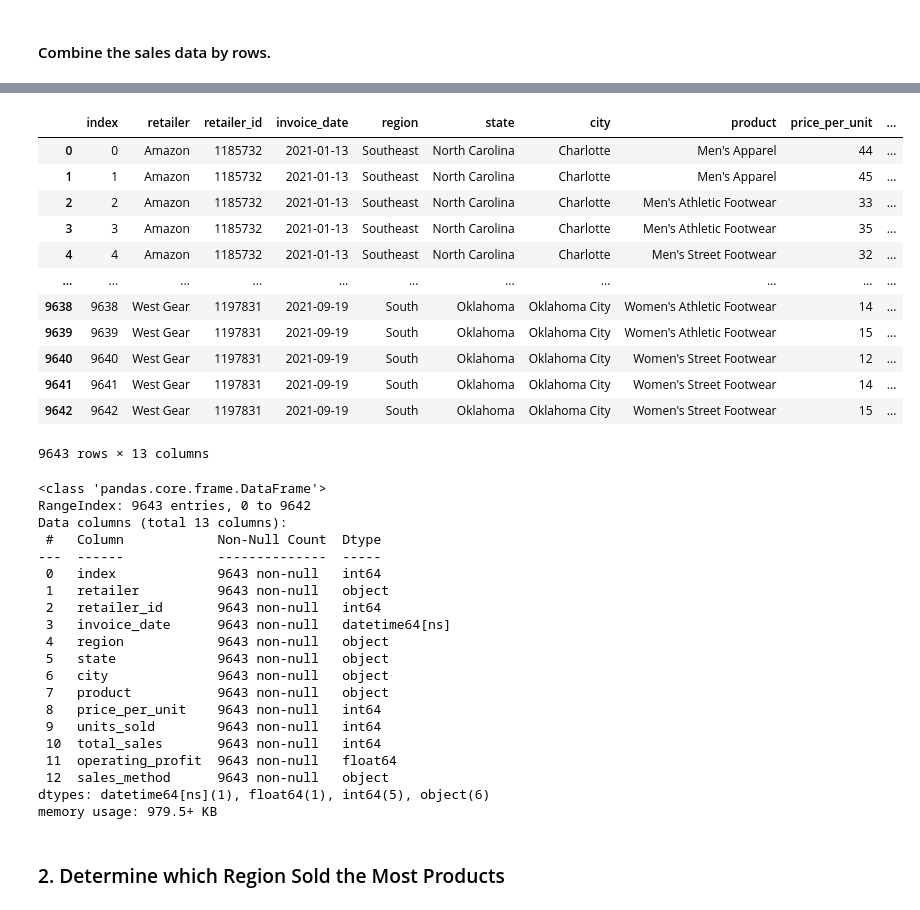
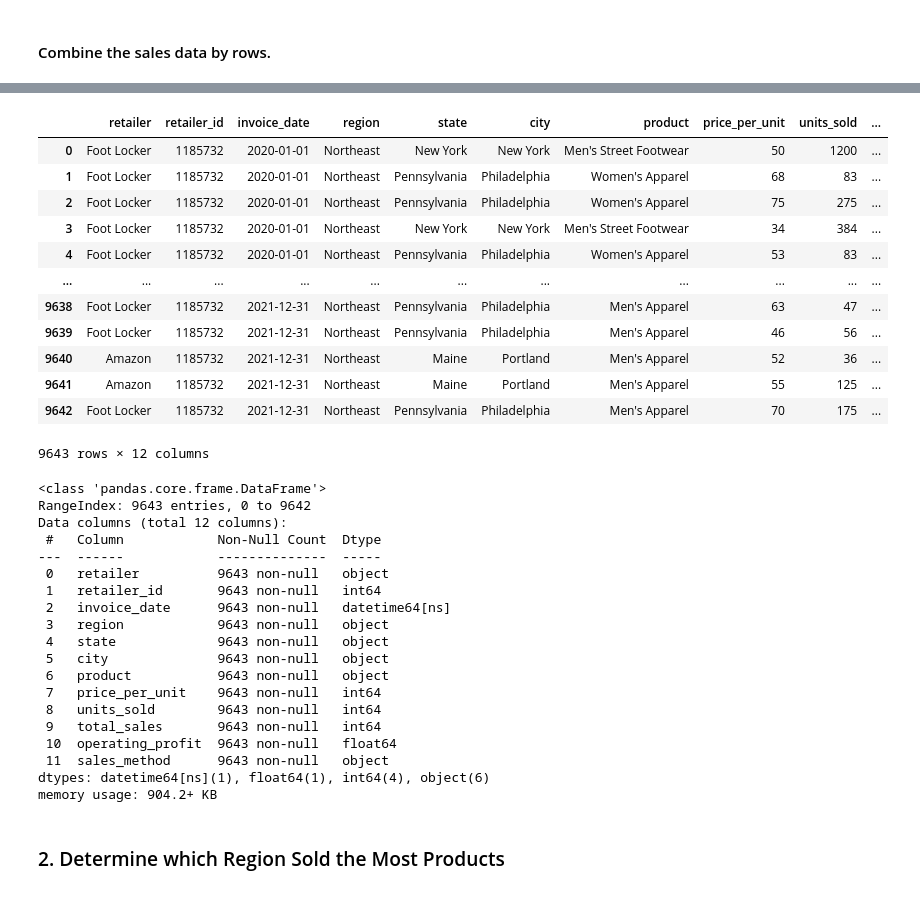
Before and after one commit to Birdfeathers/athletic_sales_analysis, a Jupyter notebook: athletic_sales_analysis.ipynb, the cells around one changed output, grey strips where cells are left out. Cells and saved outputs as stored; diff of their text form; code cells hidden in the pictures.

```diff
--- a/athletic_sales_analysis.ipynb
+++ b/athletic_sales_analysis.ipynb
@@ -94,7 +94,8 @@ memory usage: 782.6+ KB
 #### Combine the sales data by rows.
 # %%
 # Combine the 2020 and 2021 sales DataFrames on the rows and reset the index.
-all_sales = pd.merge(sales_2020, sales_2021, how="outer")
-all_sales.reset_index(inplace= True)
+#I'm using concat beacuse there should be no rows in common between 2020 and 2021
+all_sales = pd.concat([sales_2020, sales_2021])
+all_sales.reset_index(drop=True, inplace= True)
 all_sales
 # %% [output]
@@ -156,45 +155,44 @@ memory usage: 979.5+ KB
 # %%
 # Convert the "invoice_date" to a datetime datatype
-all_sales['invoice_date'] = pd.to_datetime(all_sales['invoice_date'], format="%d/%m/%Y")
+all_sales['invoice_date'] = pd.to_datetime(all_sales['invoice_date'], format='mixed')
 all_sales
 # %% [output]
-|  | index | retailer | retailer_id | invoice_date | region | state | city | product | price_per_unit | ... |
-| 0 | 0 | Amazon | 1185732 | 2021-01-13 | Southeast | North Carolina | Charlotte | Men's Apparel | 44 | ... |
-| 1 | 1 | Amazon | 1185732 | 2021-01-13 | Southeast | North Carolina | Charlotte | Men's Apparel | 45 | ... |
-| 2 | 2 | Amazon | 1185732 | 2021-01-13 | Southeast | North Carolina | Charlotte | Men's Athletic Footwear | 33 | ... |
-| 3 | 3 | Amazon | 1185732 | 2021-01-13 | Southeast | North Carolina | Charlotte | Men's Athletic Footwear | 35 | ... |
-| 4 | 4 | Amazon | 1185732 | 2021-01-13 | Southeast | North Carolina | Charlotte | Men's Street Footwear | 32 | ... |
+|  | retailer | retailer_id | invoice_date | region | state | city | product | price_per_unit | units_sold | ... |
+| 0 | Foot Locker | 1185732 | 2020-01-01 | Northeast | New York | New York | Men's Street Footwear | 50 | 1200 | ... |
+| 1 | Foot Locker | 1185732 | 2020-01-01 | Northeast | Pennsylvania | Philadelphia | Women's Apparel | 68 | 83 | ... |
+| 2 | Foot Locker | 1185732 | 2020-01-01 | Northeast | Pennsylvania | Philadelphia | Women's Apparel | 75 | 275 | ... |
+| 3 | Foot Locker | 1185732 | 2020-01-01 | Northeast | New York | New York | Men's Street Footwear | 34 | 384 | ... |
+| 4 | Foot Locker | 1185732 | 2020-01-01 | Northeast | Pennsylvania | Philadelphia | Women's Apparel | 53 | 83 | ... |
 | ... | ... | ... | ... | ... | ... | ... | ... | ... | ... | ... |
-| 9638 | 9638 | West Gear | 1197831 | 2021-09-19 | South | Oklahoma | Oklahoma City | Women's Athletic Footwear | 14 | ... |
-| 9639 | 9639 | West Gear | 1197831 | 2021-09-19 | South | Oklahoma | Oklahoma City | Women's Athletic Footwear | 15 | ... |
-| 9640 | 9640 | West Gear | 1197831 | 2021-09-19 | South | Oklahoma | Oklahoma City | Women's Street Footwear | 12 | ... |
-| 9641 | 9641 | West Gear | 1197831 | 2021-09-19 | South | Oklahoma | Oklahoma City | Women's Street Footwear | 14 | ... |
-| 9642 | 9642 | West Gear | 1197831 | 2021-09-19 | South | Oklahoma | Oklahoma City | Women's Street Footwear | 15 | ... |
+| 9638 | Foot Locker | 1185732 | 2021-12-31 | Northeast | Pennsylvania | Philadelphia | Men's Apparel | 63 | 47 | ... |
+| 9639 | Foot Locker | 1185732 | 2021-12-31 | Northeast | Pennsylvania | Philadelphia | Men's Apparel | 46 | 56 | ... |
+| 9640 | Amazon | 1185732 | 2021-12-31 | Northeast | Maine | Portland | Men's Apparel | 52 | 36 | ... |
+| 9641 | Amazon | 1185732 | 2021-12-31 | Northeast | Maine | Portland | Men's Apparel | 55 | 125 | ... |
+| 9642 | Foot Locker | 1185732 | 2021-12-31 | Northeast | Pennsylvania | Philadelphia | Men's Apparel | 70 | 175 | ... |
-9643 rows × 13 columns
+9643 rows × 12 columns
 # %%
 # Confirm that the "invoice_date" data type has been changed.
 all_sales.info()
 # %% [output]
 <class 'pandas.core.frame.DataFrame'>
 RangeIndex: 9643 entries, 0 to 9642
-Data columns (total 13 columns):
+Data columns (total 12 columns):
  #   Column            Non-Null Count  Dtype
 ---  ------            --------------  -----
- 0   index             9643 non-null   int64
- 1   retailer          9643 non-null   object
- 2   retailer_id       9643 non-null   int64
- 3   invoice_date      9643 non-null   datetime64[ns]
- 4   region            9643 non-null   object
- 5   state             9643 non-null   object
- 6   city              9643 non-null   object
- 7   product           9643 non-null   object
- 8   price_per_unit    9643 non-null   int64
- 9   units_sold        9643 non-null   int64
- 10  total_sales       9643 non-null   int64
- 11  operating_profit  9643 non-null   float64
- 12  sales_method      9643 non-null   object
-dtypes: datetime64[ns](1), float64(1), int64(5), object(6)
-memory usage: 979.5+ KB
+ 0   retailer          9643 non-null   object
+ 1   retailer_id       9643 non-null   int64
+ 2   invoice_date      9643 non-null   datetime64[ns]
+ 3   region            9643 non-null   object
+ 4   state             9643 non-null   object
+ 5   city              9643 non-null   object
+ 6   product           9643 non-null   object
+ 7   price_per_unit    9643 non-null   int64
+ 8   units_sold        9643 non-null   int64
+ 9   total_sales       9643 non-null   int64
+ 10  operating_profit  9643 non-null   float64
+ 11  sales_method      9643 non-null   object
+dtypes: datetime64[ns](1), float64(1), int64(4), object(6)
+memory usage: 904.2+ KB
 # %% [markdown]
 ### 2. Determine which Region Sold the Most Products
 # %% [markdown]
```
Also changed, not shown: parts of 7 cells of this notebook.
